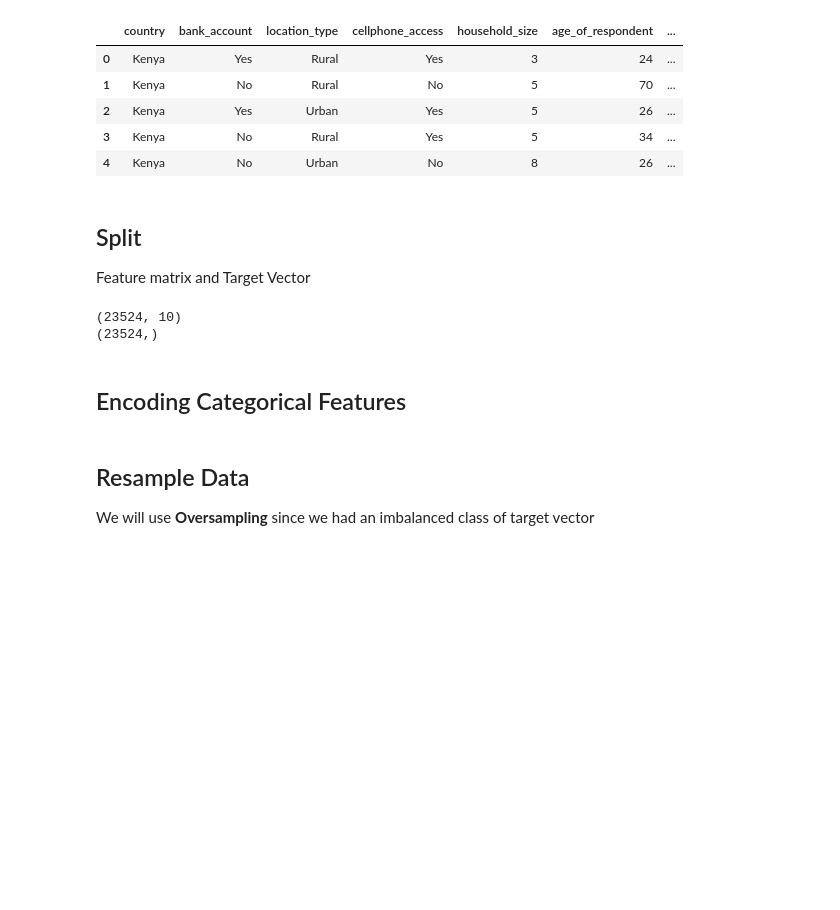
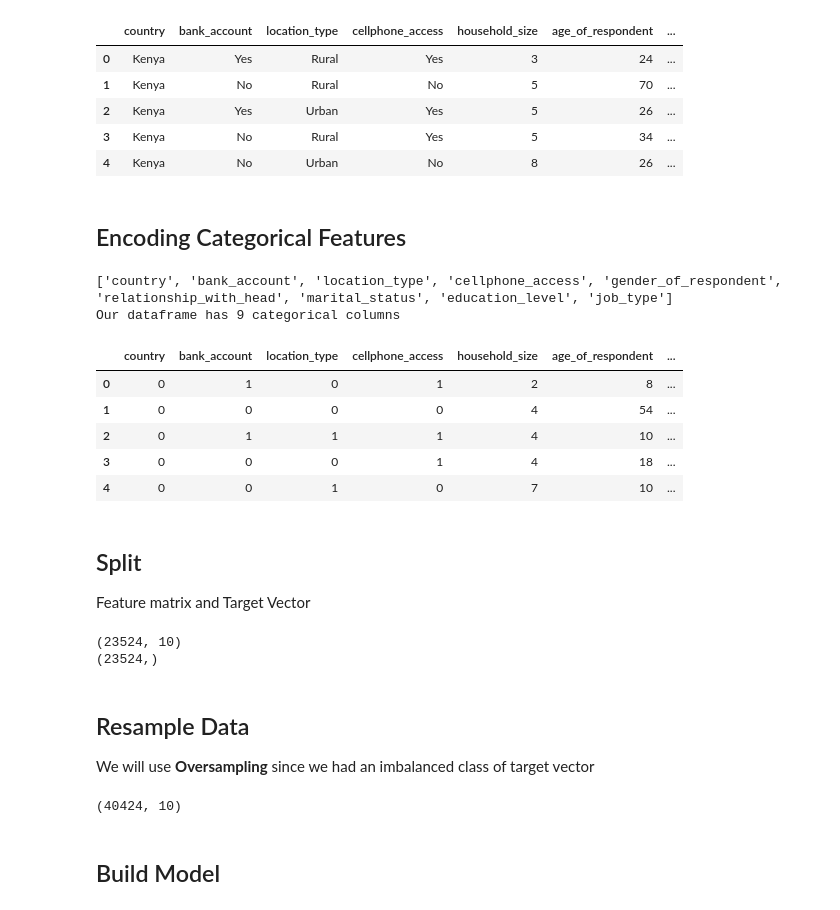
Before and after one commit to anwangari/Financial-Inclusion-in-Africa, a Jupyter notebook: build-model.ipynb, the cells around one changed output. Cells and saved outputs as stored; diff of their text form; code cells hidden in the pictures; blank space fills up the shorter version.

Commit message:
updating build-model

```diff
--- a/build-model.ipynb
+++ b/build-model.ipynb
@@ -25,7 +24,8 @@ def wrangle(file_path):
 
     return df
 # %%
-data = wrangle("Train.csv")
+# data = wrangle("Train.csv")
+data = wrangle("/content/drive/MyDrive/Financial Inclusion in Africa/Train.csv") ## when file is in drive
 print(data.shape)
 data.head()
 # %% [output]
@@ -36,22 +36,52 @@ data.head()
 | 2 | Kenya | Yes | Urban | Yes | 5 | 26 | ... |
 | 3 | Kenya | No | Rural | Yes | 5 | 34 | ... |
 | 4 | Kenya | No | Urban | No | 8 | 26 | ... |
-# %% [markdown]
-## Split
-Feature matrix and Target Vector
-# %%
-target = "bank_account"
-X_train = data.drop(columns=target)
-y_train = data[target]
-print(X_train.shape)
-print(y_train.shape)
-# %% [output]
-(23524, 10)
-(23524,)
 # %% [markdown]
 ## Encoding Categorical Features
 # %%
+# Identify columns with categorical values for encoding
+categorical_columns = [x for x in data.columns if type(data[x][1]) == str]
+print(categorical_columns)
+print(f"Our dataframe has {len(categorical_columns)} categorical columns")
+
+# Instantiate label encoder
 label_encoder = LabelEncoder()
+
+# Transfor data
+for column in data.columns:
+  data[column] = label_encoder.fit_transform(data[column])
+data.head()
+# %% [output]
+['country', 'bank_account', 'location_type', 'cellphone_access', 'gender_of_respondent', 'relationship_with_head', 'marital_status', 'education_level', 'job_type']
+Our dataframe has 9 categorical columns
+|  | country | bank_account | location_type | cellphone_access | household_size | age_of_respondent | ... |
+| 0 | 0 | 1 | 0 | 1 | 2 | 8 | ... |
+| 1 | 0 | 0 | 0 | 0 | 4 | 54 | ... |
+| 2 | 0 | 1 | 1 | 1 | 4 | 10 | ... |
+| 3 | 0 | 0 | 0 | 1 | 4 | 18 | ... |
+| 4 | 0 | 0 | 1 | 0 | 7 | 10 | ... |
+# %% [markdown]
+## Split
+Feature matrix and Target Vector
+# %%
+target = "bank_account"
+X_train = data.drop(columns=target)
+y_train = data[target]
+print(X_train.shape)
+print(y_train.shape)
+# %% [output]
+(23524, 10)
+(23524,)
 # %% [markdown]
 ## Resample Data
 We will use **Oversampling** since we had an imbalanced class of target vector
+# %%
+# Instantiate RandomOverSampler
+over_sampler = RandomOverSampler(random_state=42)
+
+X_train_over, y_train_over = over_sampler.fit_resample(X_train, y_train)
+print(X_train_over.shape)
+# %% [output]
+(40424, 10)
+# %% [markdown]
+## Build Model
```
Also changed, not shown: parts of 11 cells of this notebook.
